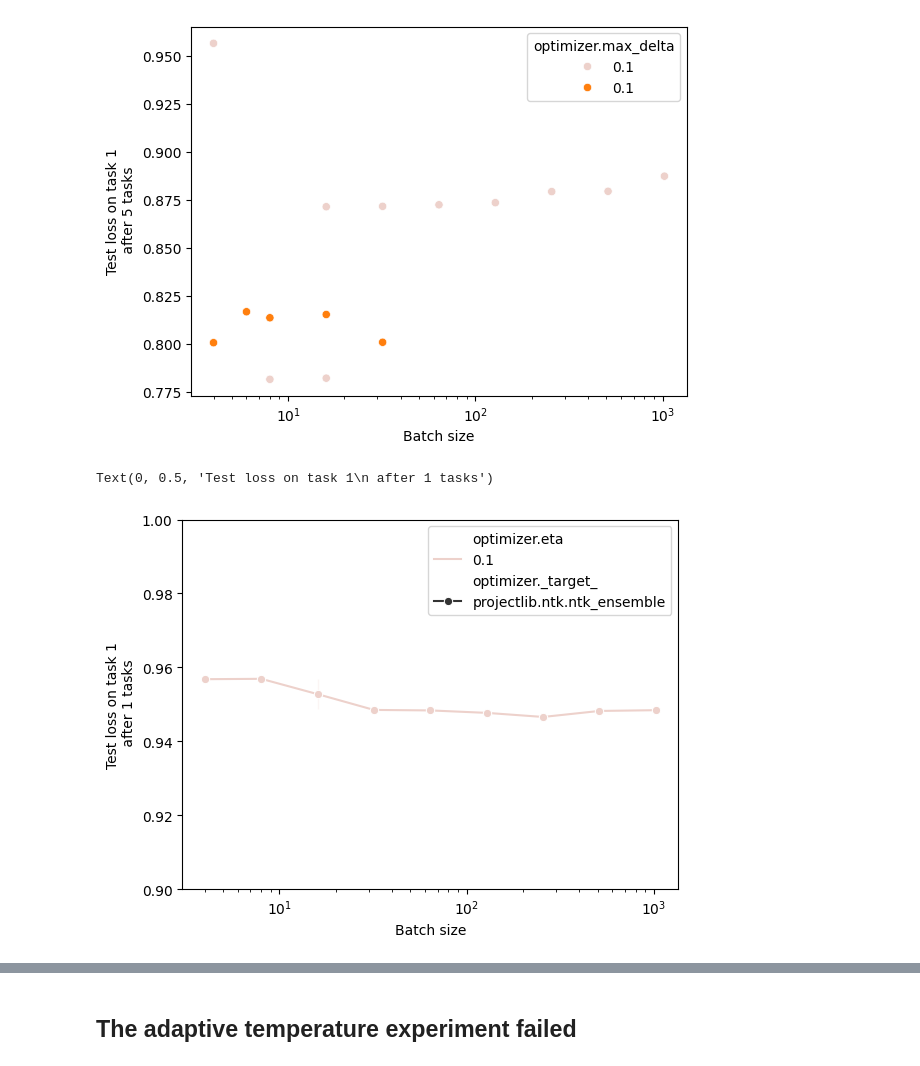
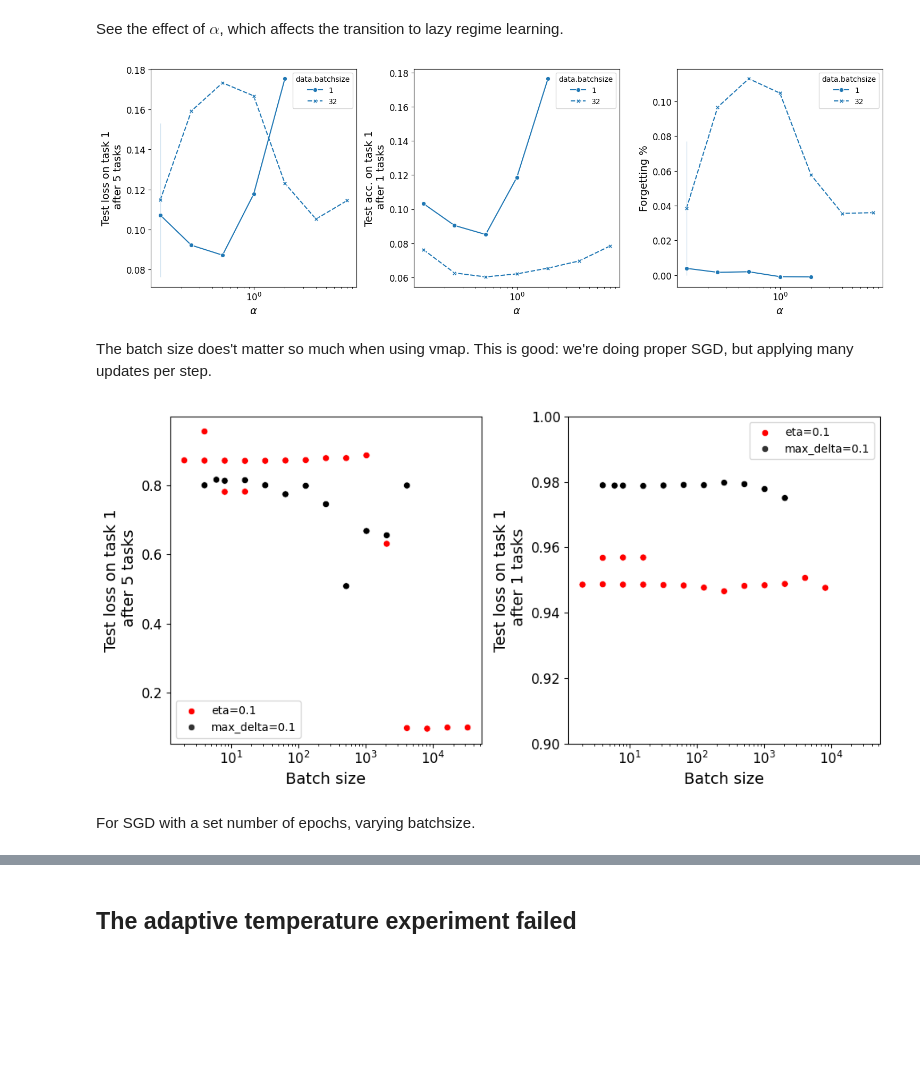
Before and after one commit to ZadorLaboratory/NeuralTangentEnsemble, a Jupyter notebook: figures/wandb_plotting.ipynb, the cells around one changed output, grey strips where cells are left out. Cells and saved outputs as stored; diff of their text form; code cells hidden in the pictures; blank space fills up the shorter version.

Commit message:
updated plotting

```diff
--- a/figures/wandb_plotting.ipynb
+++ b/figures/wandb_plotting.ipynb
@@ -4,6 +4,10 @@ import numpy as np
 import matplotlib.pyplot as plt
 import seaborn as sns
 import wandb
+
+plt.rcParams['axes.labelsize'] = 14
+plt.rcParams['xtick.labelsize'] = 12
+plt.rcParams['ytick.labelsize'] = 12
 
 api = wandb.Api()
 
@@ -46,3 +73,9 @@ runs_df.head()
 runs_df['num_params'] = runs_df['model.features_per_layer'] * 785 + \
                         runs_df['model.features_per_layer'] * (runs_df['model.features_per_layer'] + 1) * (runs_df['model.nlayers'] - 1)\
                       + runs_df['model.nclasses'] * (runs_df['model.features_per_layer'] + 1)
+
+# add a forgetting column
+runs_df['First task accuracy after 5 tasks'] = runs_df['test metrics.accuracy_0'] * 100
+runs_df['First task peak accuracy'] = runs_df['single_task.accuracy_0'] * 100
+runs_df['Forgetting'] = 100*(runs_df['test metrics.accuracy_0'] - runs_df['single_task.accuracy_0'])
+runs_df['Forgetting loss'] = (runs_df['test metrics.loss_0'] - runs_df['single_task.loss_0'])
@@ -68,21 +102,55 @@ runs_df[filter_][['num_params', 'model.features_per_layer', 'model.nlayers', 'mo
+# %% [markdown]
+See the effect of $\alpha$, which affects the transition to lazy regime learning.
+# %%
+filter_ = runs_df['logger.tags'].isin(['alpha_exp2'])
+f,axs=plt.subplots(1,3,figsize=(15,5))
+g=sns.lineplot(data=runs_df[filter_], x='model.alpha',y='test metrics.loss_0', markers=True, style='data.batchsize',ax=axs[0])
+axs[0].set_xscale('log')
+# axs[0].set_ylim(90,100)
+axs[0].set_xlabel(r'$\alpha$')
+axs[0].set_ylabel('Test loss on task 1\n after 5 tasks')
+
+g=sns.lineplot(data=runs_df[filter_], x='model.alpha',y='single_task.loss_0', markers=True, style='data.batchsize', ax=axs[1])
+axs[1].set_xscale('log')
+# axs[1].set_ylim(90,100)
+axs[1].set_xlabel(r'$\alpha$')
+axs[1].set_ylabel('Test acc. on task 1\n after 1 tasks')
+
+
+g=sns.lineplot(data=runs_df[filter_],  x='model.alpha',y='Forgetting loss', markers=True, style='data.batchsize', ax=axs[2])
+axs[2].set_xscale('log')
+axs[2].set_xlabel(r'$\alpha$')
+axs[2].set_ylabel('Forgetting %')
+
+plt.tight_layout()
+# %% [output]
+[figure, added]
+# %% [markdown]
+The batch size does't matter so much when using vmap. This is good: we're doing proper SGD, but applying many updates per step.
 # %%
 
-filter_ = runs_df['logger.tags'].isin(['bs_exp']) & (runs_df['optimizer._target_']!='optax.sgd')
+filter_1 = runs_df['logger.tags'].isin(['bs_exp']) & (runs_df['optimizer._target_']!='optax.sgd') & (runs_df['optimizer.eta']==0.1)
+filter_2 = runs_df['logger.tags'].isin(['bs_exp']) & (runs_df['optimizer._target_']!='optax.sgd') & (runs_df['optimizer.max_delta']==0.1)
 
-g=sns.scatterplot(data=runs_df[filter_], x='data.batchsize',y='test metrics.accuracy_0',hue='optimizer.eta', markers=True,)
-g=sns.scatterplot(data=runs_df[filter_], x='data.batchsize',y='test metrics.accuracy_0',style='optimizer.max_delta', markers=True,)
-plt.legend(['eta','max_delta'
+f,axs=plt.subplots(1,2,figsize=(10,5))
+g=sns.scatterplot(data=runs_df[filter_1], x='data.batchsize',y='test metrics.accuracy_0',style='optimizer.eta', markers=True,c='r', ax=axs[0])
+g=sns.scatterplot(data=runs_df[filter_2], x='data.batchsize',y='test metrics.accuracy_0',style='optimizer.max_delta', markers=True,c='k', ax=axs[0])
+axs[0].legend(['eta=0.1','max_delta=0.1'
 ])
-plt.xscale('log')
-plt.xlabel('Batch size')
-plt.ylabel('Test loss on task 1\n after 5 tasks')
-plt.show()
-g=sns.lineplot(data=runs_df[filter_], x='data.batchsize',y='single_task.accuracy_0',hue='optimizer.eta', markers=True, style='optimizer._target_')
-plt.xscale('log')
-plt.ylim(.9,1)
-plt.xlabel('Batch size')
-plt.ylabel('Test loss on task 1\n after 1 tasks')
+axs[0].set_xscale('log')
+axs[0].set_xlabel('Batch size')
+axs[0].set_ylabel('Test loss on task 1\n after 5 tasks')
+
+g=sns.scatterplot(data=runs_df[filter_1], x='data.batchsize',y='single_task.accuracy_0',style='optimizer.eta', markers=True, c='r', ax=axs[1])
+g=sns.scatterplot(data=runs_df[filter_2], x='data.batchsize',y='single_task.accuracy_0',style='optimizer.max_delta', markers=True, c='k', ax=axs[1])
+axs[1].legend(['eta=0.1','max_delta=0.1'
+])
+axs[1].set_xscale('log')
+axs[1].set_ylim(.9,1)
+axs[1].set_xlabel('Batch size')
+axs[1].set_ylabel('Test loss on task 1\n after 1 tasks')
+plt.tight_layout()
 # %% [output]
-[figure, old version]
+[figure, new version]
-Text(0, 0.5, 'Test loss on task 1\n after 1 tasks')
-[figure, removed]
+# %% [markdown]
+For SGD with a set number of epochs, varying batchsize.
```
Also changed, not shown: parts of 14 cells of this notebook.
